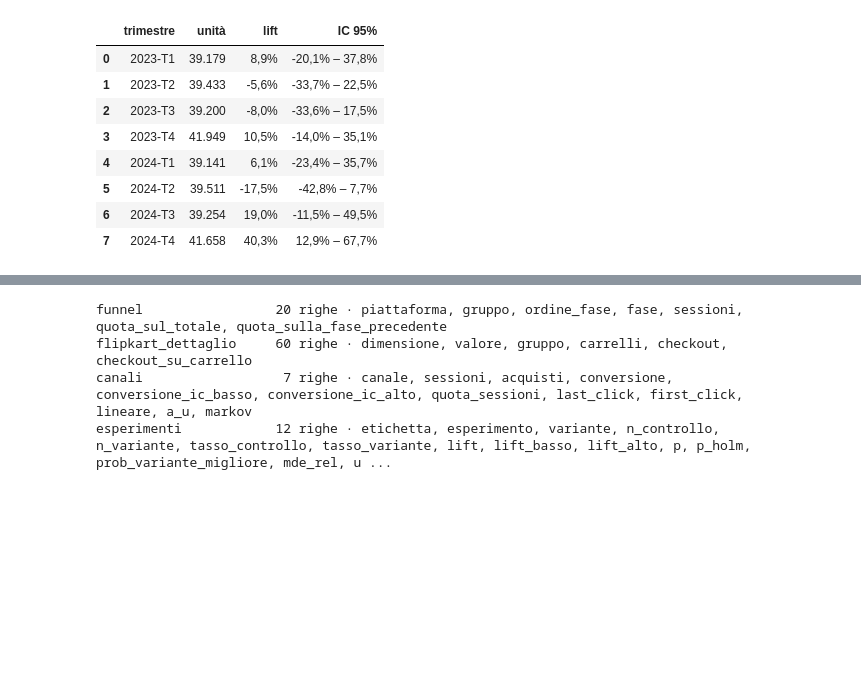
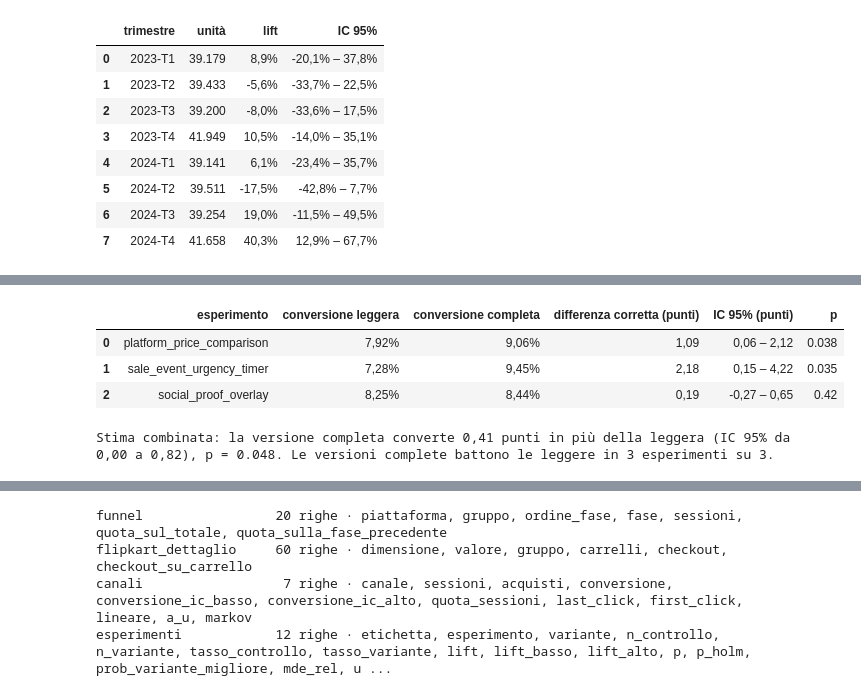
Before and after one commit to kejSirio/thelook-analytics, a Jupyter notebook: notebooks/03_ab_test_e_funnel.ipynb, the cells around one changed output, grey strips where cells are left out. Drawn from its saved outputs; the diff is of its cells as text; code cells hidden in the pictures; blank space fills up the shorter version.

```diff
--- a/notebooks/03_ab_test_e_funnel.ipynb
+++ b/notebooks/03_ab_test_e_funnel.ipynb
@@ -1202,0 +1316,30 @@ platform_price_comparison · treatment_full: lift per trimestre, utenti attivi n
+# %%
+righe = []
+for esperimento in conf["esperimento"].unique():
+    varianti = set(strati.loc[strati["esperimento"] == esperimento, "variante"])
+    if {"treatment_full", "treatment_low"} <= varianti:
+        righe.append({"esperimento": esperimento,
+                      **confronto_corretto(esperimento, "treatment_full", "treatment_low")})
+cl = pd.DataFrame(righe)
+if len(cl):
+    cl["p"] = 2 * stats.norm.sf(np.abs(cl["diff"] / cl["se"]))
+    display(pd.DataFrame({
+        "esperimento": cl["esperimento"],
+        "conversione leggera": cl["pc"].map(lambda x: pct(x, 2)),
+        "conversione completa": cl["pt"].map(lambda x: pct(x, 2)),
+        "differenza corretta (punti)": (cl["diff"] * 100).map(lambda x: num(x, 2)),
+        "IC 95% (punti)": [f"{num((d - Z * s) * 100, 2)} – {num((d + Z * s) * 100, 2)}" for d, s in zip(cl["diff"], cl["se"])],
+        "p": cl["p"].map(lambda x: f"{x:.2g}"),
+    }))
+    peso = 1 / cl["se"] ** 2
+    comb, se_comb = (peso * cl["diff"]).sum() / peso.sum(), np.sqrt(1 / peso.sum())
+    p_comb = 2 * stats.norm.sf(abs(comb / se_comb))
+    print(f"\nStima combinata: la versione completa converte {num(comb * 100, 2)} punti in più della leggera "
+          f"(IC 95% da {num((comb - Z * se_comb) * 100, 2)} a {num((comb + Z * se_comb) * 100, 2)}), p = {p_comb:.2g}. "
+          f"Le versioni complete battono le leggere in {(cl['diff'] > 0).sum()} esperimenti su {len(cl)}.")
+# %% [output]
+|  | esperimento | conversione leggera | conversione completa | differenza corretta (punti) | IC 95% (punti) | p |
+| 0 | platform_price_comparison | 7,92% | 9,06% | 1,09 | 0,06 – 2,12 | 0.038 |
+| 1 | sale_event_urgency_timer | 7,28% | 9,45% | 2,18 | 0,15 – 4,22 | 0.035 |
+| 2 | social_proof_overlay | 8,25% | 8,44% | 0,19 | -0,27 – 0,65 | 0.42 |
+Stima combinata: la versione completa converte 0,41 punti in più della leggera (IC 95% da 0,00 a 0,82), p = 0.048. Le versioni complete battono le leggere in 3 esperimenti su 3.
```
Also changed, not shown: parts of 16 cells of this notebook, 6 other files.
